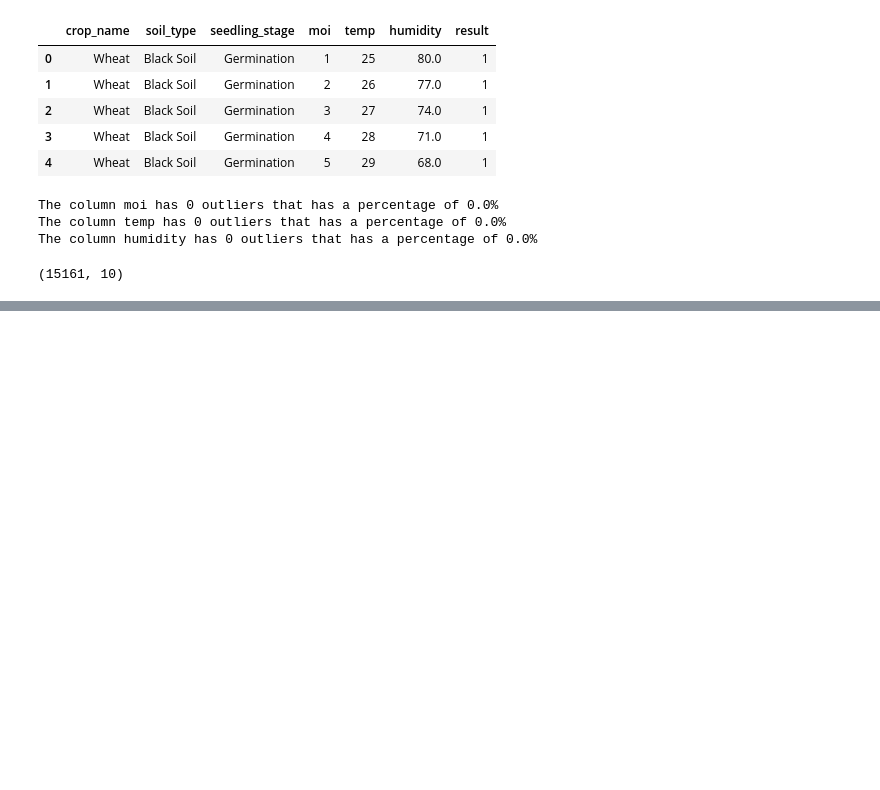
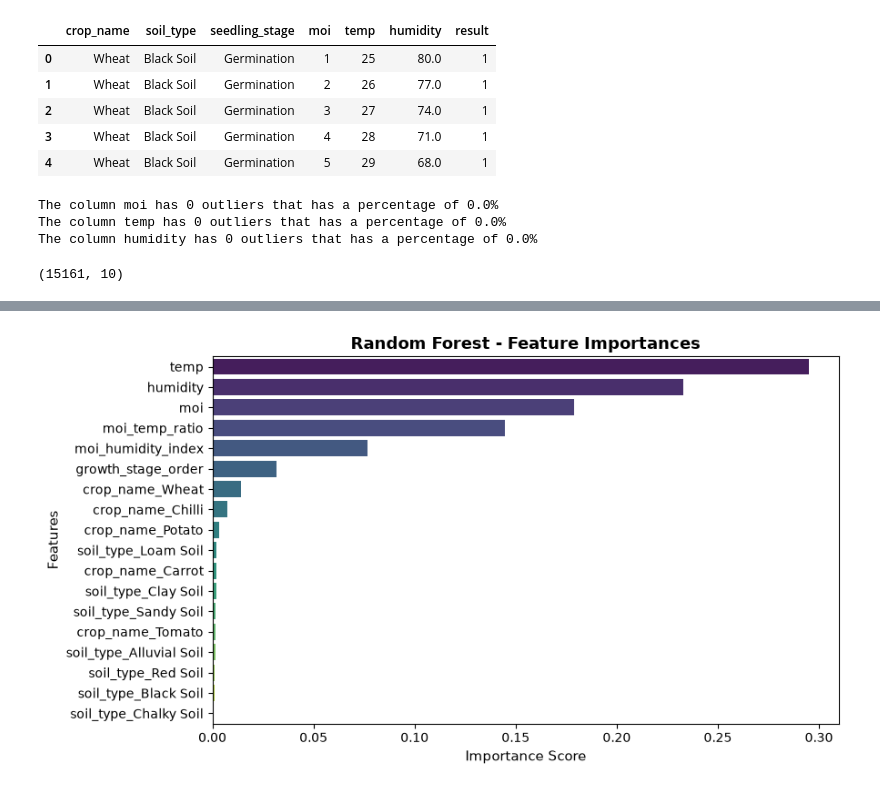
Before and after one commit to OmarCoder9/Crop-Irrigation-Prediction, a Jupyter notebook: Project.ipynb, the cells around one changed output, grey strips where cells are left out. Cells and saved outputs as stored; diff of their text form; code cells hidden in the pictures; blank space fills up the shorter version.

```diff
--- a/Project.ipynb
+++ b/Project.ipynb
@@ -241,0 +387,17 @@ plt.show()
+# %%
+rf_model = trained_models["Random Forest"]
+
+feature_names = X_train_transformed.columns if hasattr(X_train_transformed, 'columns') else [f"Feature {i}" for i in range(X_train_transformed.shape[1])]
+
+importances = pd.Series(rf_model.feature_importances_, index=feature_names).sort_values(ascending=False)
+
+plt.figure(figsize=(9, 5))
+sns.barplot(x=importances.values, y=importances.index, hue=importances.index, legend=False, palette="viridis")
+
+plt.title("Random Forest - Feature Importances", fontsize=13, fontweight="bold")
+plt.xlabel("Importance Score", fontsize=11)
+plt.ylabel("Features", fontsize=11)
+plt.tight_layout()
+plt.show()
+# %% [output]
+[figure, added]
```
Also changed, not shown: parts of 15 cells of this notebook.
